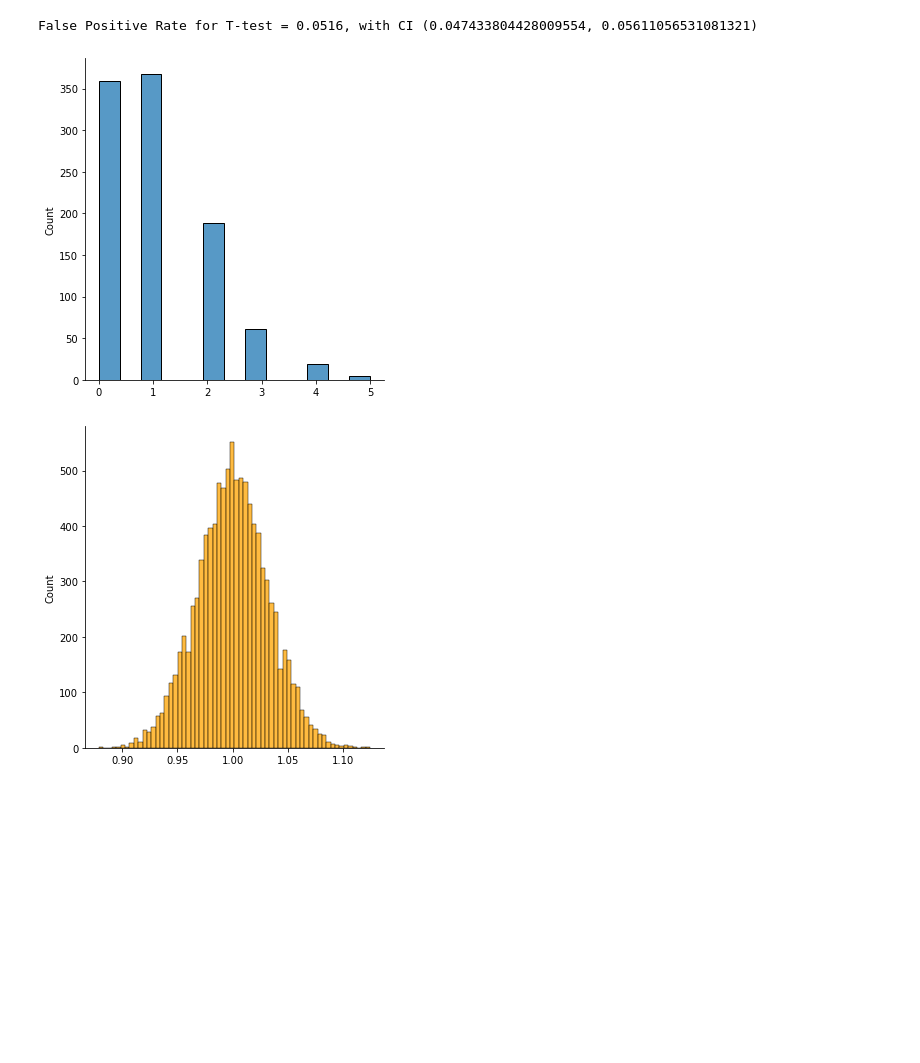
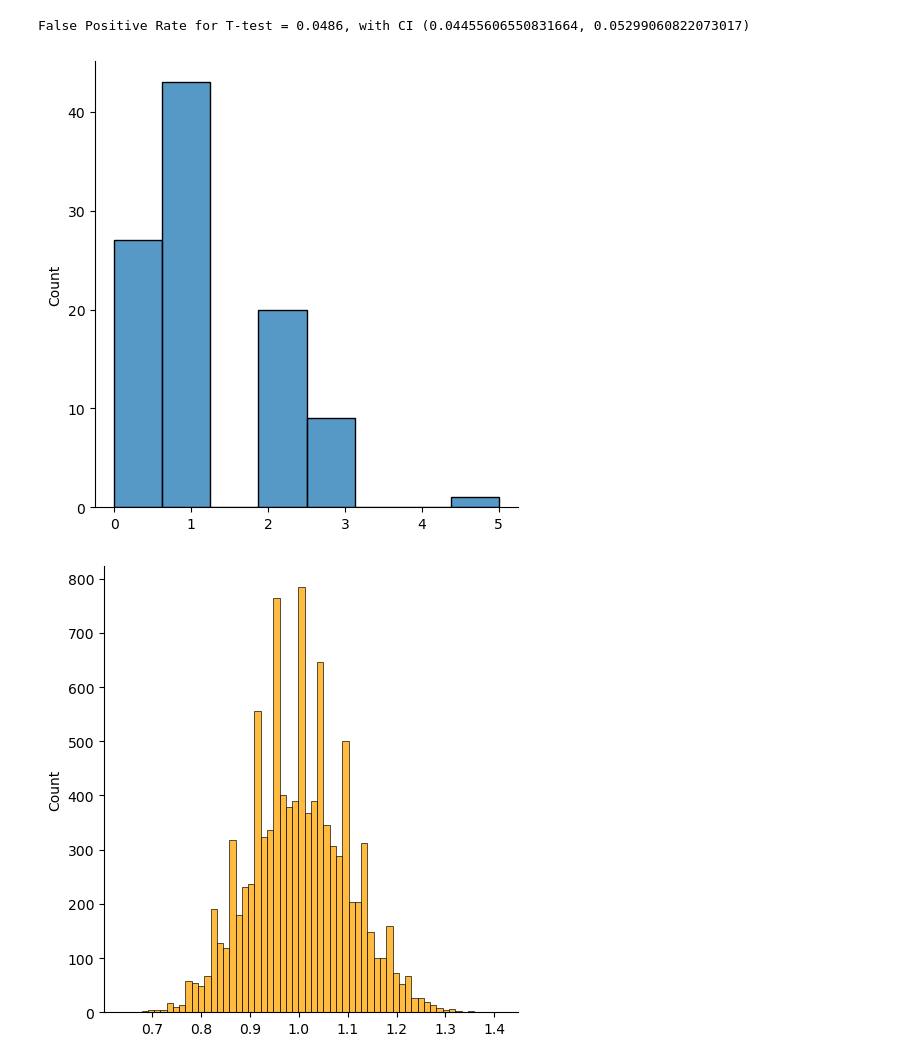
Before and after one commit to nefomichev/experiment-lab, a Jupyter notebook: ipynb/t_test/sample_means_distribution.ipynb, the cells around one changed output. Drawn from its saved outputs; the diff is of its cells as text; code cells hidden in the pictures; blank space fills up the shorter version.

```diff
--- a/ipynb/t_test/sample_means_distribution.ipynb
+++ b/ipynb/t_test/sample_means_distribution.ipynb
@@ -9,17 +23,17 @@ from statsmodels.stats.proportion import proportion_confint
 # %%
-def check_for_ttest_applicability(distribution, sample_size, iters):
+def check_for_ttest_applicability(distribution, sample_size, iters=int(1e4)):
     """Simple AA test MonteCarlo with Students Test"""
-    # Generate Samples
-    control = distribution.rvs([monte_carlo_iters, sample_size])
-    test = distribution.rvs([monte_carlo_iters, sample_size])
+    # Generate samples
+    control = distribution.rvs([iters, sample_size])
+    test = distribution.rvs([iters, sample_size])
     control_sample_means = np.mean(control, axis=1)
 
     # FPR for t test check
     false_positives= np.sum(sps.ttest_ind(test, control, axis=1).pvalue <= 0.05)
-    false_positive_rate = false_positives / monte_carlo_iters
-    ci_fpr = proportion_confint(false_positives, nobs=monte_carlo_iters, method='wilson')
+    false_positive_rate = false_positives / iters
+    ci_fpr = proportion_confint(false_positives, nobs=iters, method='wilson')
 
     # Results:
-    print(f"False Positive Rate for T-test = {false_positive_rate}, with CI {ci_fpr}")
+    print(f"\n\nFalse Positive Rate for T-test = {false_positive_rate}, with CI {ci_fpr}\n\n")
     sns.displot(data=control[0])
     sns.displot(control_sample_means, color='orange')
@@ -36,10 +60,8 @@ False Positive Rate for T-test = 0.0497, with CI (0.0456107427311713, 0.05413508
 # %%
-distribution = sps.poisson(1)
-monte_carlo_iters = int(1e4)
-sample_size = int(1e3)
+distribution, sample_size = sps.poisson(1), 100
 
-check_for_ttest_applicability(distribution, sample_size, monte_carlo_iters)
+check_for_ttest_applicability(distribution, sample_size)
 # %% [output]
-False Positive Rate for T-test = 0.0516, with CI (0.047433804428009554, 0.05611056531081321)
+False Positive Rate for T-test = 0.0486, with CI (0.04455606550831664, 0.05299060822073017)
-[figure, old version]
+[figure, new version]
-[figure, old version]
+[figure, new version]
```
Also changed, not shown: parts of 8 cells of this notebook.
